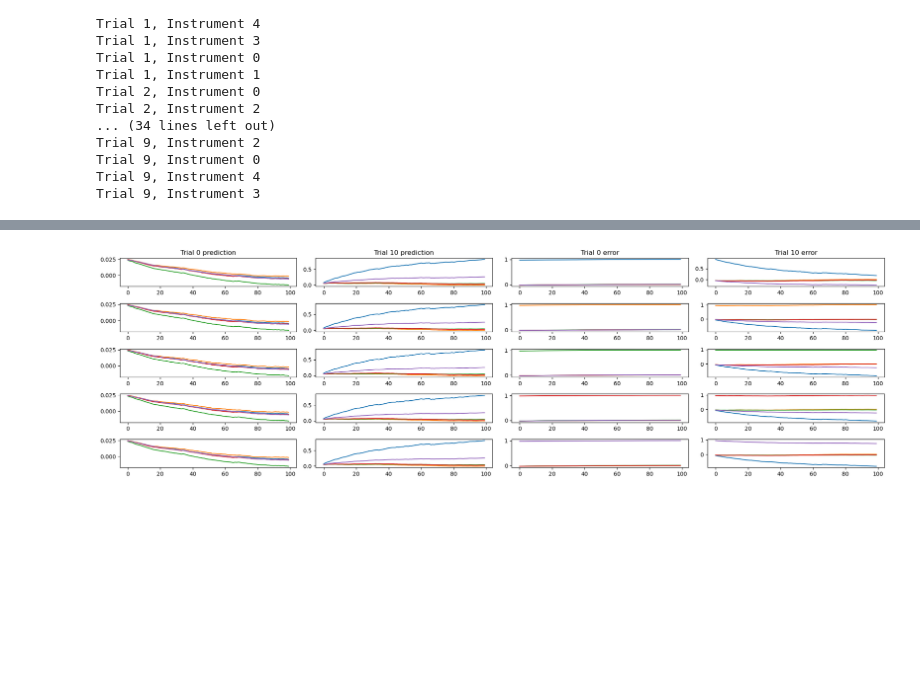
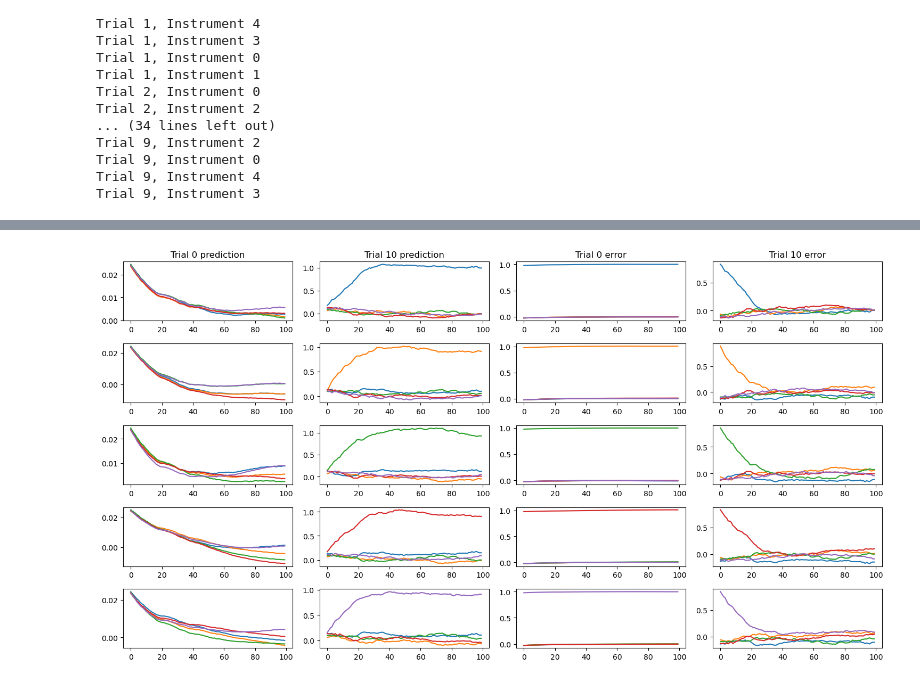
Before and after one commit to spraveena/timbre_perception, a Jupyter notebook: reservoir_classifier.ipynb, the cells around one changed output, grey strips where cells are left out. Saved outputs shown, nothing was run; the diff lists cells and outputs as text; code cells hidden in the pictures; blank space fills up the shorter version.

Commit message:
reservoir gets good classification

```diff
--- a/reservoir_classifier.ipynb
+++ b/reservoir_classifier.ipynb
@@ -38,9 +42,0 @@ eeg_func = Pseudo_Brain_EEG(audio_size=total_instruments, eeg_channels=num_eeg_c
-# %%
-# plot difference in data distribution
-
-f,ax = plt.subplots(1,5,figsize=(3*5,2))
-for instrument_cls in range(total_instruments):
-    data = generate_audio_data(instrument_cls, total_instruments)
-
-    for d in range(total_instruments):
-        ax[instrument_cls].hist(data[:,d],alpha=0.2)
@@ -59,12 +50,10 @@ class ReservoirComputingNetwork:
         self.nout = output_size
         self.cp = [1,0.1]  #connection probability
         self.lr = learning_rate
+        self.w_in_scale = 0.1
 
         # Initialize weights
-        self.w_in = np.random.rand(reservoir_size, input_size)
-        self.w_rec = np.random.rand(reservoir_size, reservoir_size)
-
-        winconn = np.random.uniform(-1, 1, (self.nrnn, self.nin))  # uniform dist [-1,1]
+        winconn = np.random.uniform(-1, 1, (self.nrnn, self.nin)) * self.w_in_scale  # uniform dist [-1,1]
         winprob = np.random.choice([0, 1], (self.nrnn, self.nin), p=[1 - self.cp[0], self.cp[0]])
         self.w_in = np.multiply(winconn, winprob) # cater to different input connection probabilities
 
@@ -107,8 +96,8 @@ class ReservoirComputingNetwork:
 ninputs = num_eeg_channels
 nrnn = 1024
 noutputs = total_instruments
-tau = 50
-chaos = 1.2
-lr = 0.0001
+tau = 20
+chaos = 1.5
+lr = 0.001
 reservoir = ReservoirComputingNetwork(input_size=ninputs, reservoir_size=nrnn, output_size=noutputs,chaos=chaos, tau=tau,learning_rate=lr)
 init_wout = reservoir.w_out.copy()
@@ -116,7 +154,7 @@ init_wout = reservoir.w_out.copy()
 record_output = np.zeros([total_trials, total_instruments, trial_length, noutputs])
 record_error = np.zeros([total_trials, total_instruments, trial_length, noutputs])
 
-
+record_ground = np.zeros([total_trials, total_instruments, noutputs])
 
 for trial in range(total_trials):
     instrument_cls = np.random.choice(np.arange(total_instruments),total_instruments, replace=False)
@@ -126,11 +164,12 @@ for trial in range(total_trials):
         audio_data = generate_audio_data(instrument, total_instruments)
         ground_truth = np.zeros(total_instruments)
         ground_truth[instrument] = 1
+        record_ground[trial, i] = ground_truth
         reservoir.reset(trial)
 
         print(f'Trial {trial}, Instrument {instrument}')
         for time in range(trial_length):
-            x = data[time]
+            x = audio_data[time]
 
             # get eeg data
             x_eeg = eeg_func.get_eeg_activity(x)
@@ -173,26 +233,26 @@ Text(0, 0.5, 'Error')
 # %%
 instrument = 2
 
-f,ax = plt.subplots(total_instruments,4,figsize=(4*total_instruments,3*2))
+f,ax = plt.subplots(total_instruments,4,figsize=(3*total_instruments,2*4))
 
 for instrument in range(total_instruments):
     ax[instrument, 0].plot(record_output[0,instrument])
 
     ax[instrument, 1].plot(record_output[-1,instrument])
 
     ax[instrument, 2].plot(record_error[0,instrument])
 
     ax[instrument, 3].plot(record_error[-1,instrument])
 
 ax[0,0].set_title('Trial 0 prediction')
 ax[0,1].set_title(f'Trial {total_trials} prediction')
 
 ax[0,2].set_title('Trial 0 error')
 ax[0,3].set_title(f'Trial {total_trials} error')
 
 f.tight_layout()
 # %% [output]
-[figure, old version]
+[figure, new version]
 # %%
 f,ax = plt.subplots(1,2,figsize=(4*2,3))
 
```
Also changed, not shown: parts of 13 cells of this notebook.
